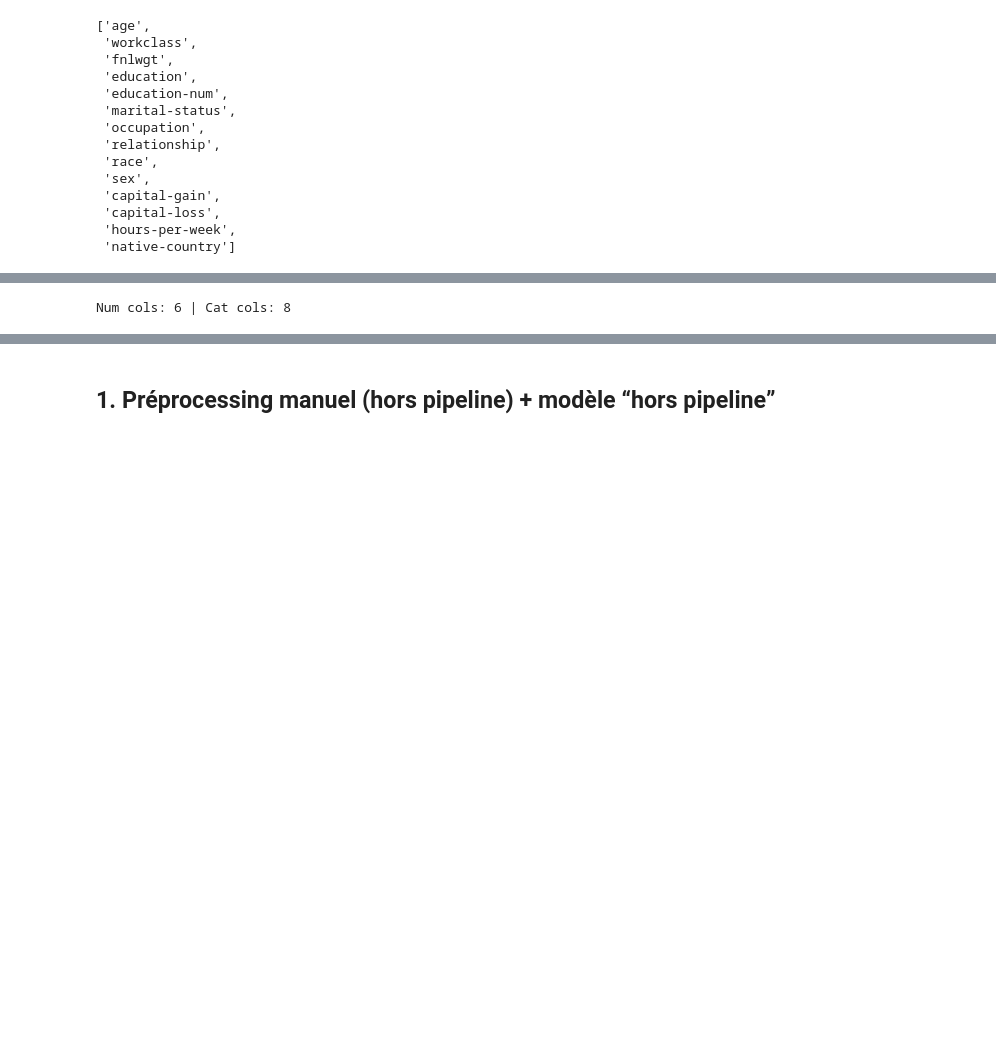
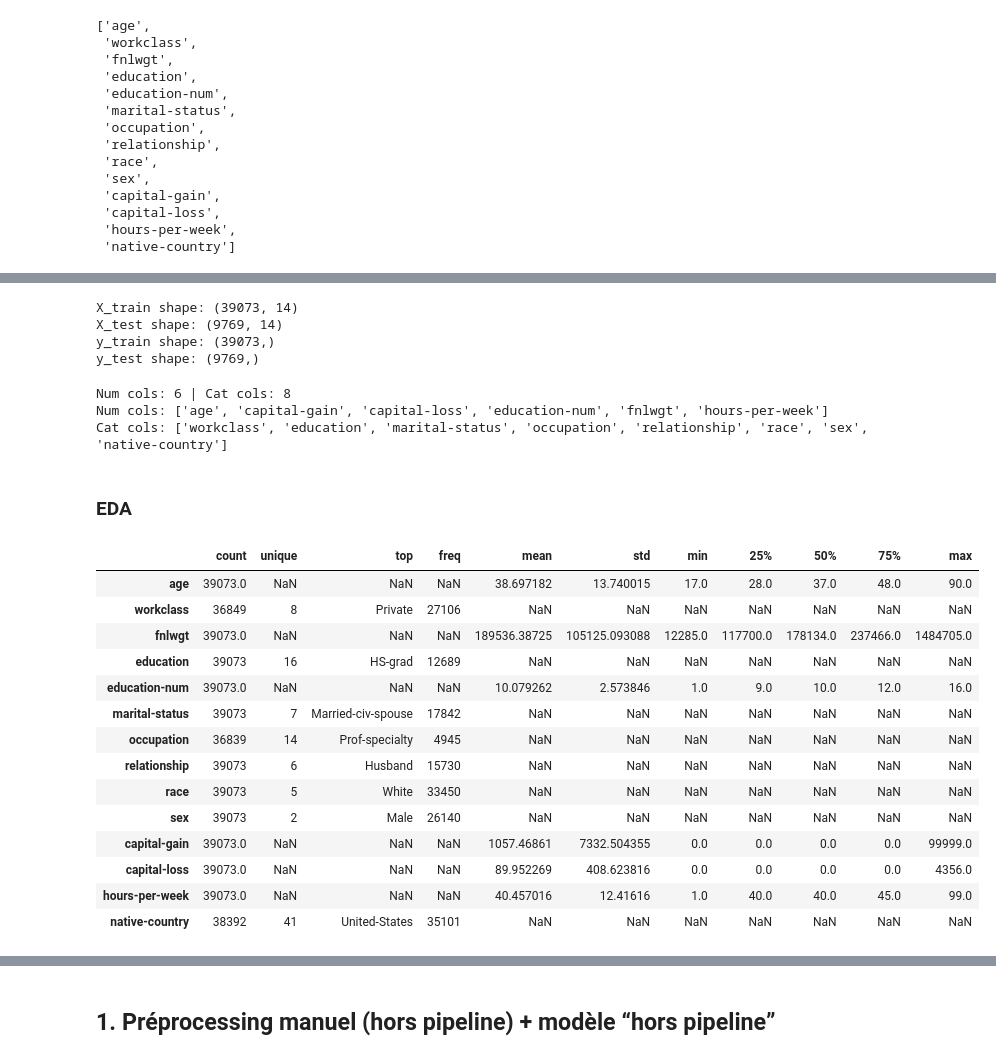
Before and after one commit to jkarsenty/ai-dev-teaching-hub, a Jupyter notebook: Machine-Learning/Part2/Alyra-pipelines-ml.ipynb, the cells around one changed output, grey strips where cells are left out. Cells and saved outputs as stored; diff of their text form; code cells hidden in the pictures; blank space fills up the shorter version.

```diff
--- a/Machine-Learning/Part2/Alyra-pipelines-ml.ipynb
+++ b/Machine-Learning/Part2/Alyra-pipelines-ml.ipynb
@@ -89,11 +121,45 @@ def encode_target(x:str) -> int:
 X_train, X_test, y_train, y_test = train_test_split(
     X, y, test_size=0.2, random_state=42, stratify=y
 )
+
+print(f"X_train shape: {X_train.shape}")
+print(f"X_test shape: {X_test.shape}")
+print(f"y_train shape: {y_train.shape}")
+print(f"y_test shape: {y_test.shape}")
+# %% [output]
+X_train shape: (39073, 14)
+X_test shape: (9769, 14)
+y_train shape: (39073,)
+y_test shape: (9769,)
 # %%
 # 3) Colonnes num / cat
 cat_cols = X.select_dtypes(include=["object", "category", "string"]).columns
 num_cols = X.columns.difference(cat_cols)
 
 print("Num cols:", len(num_cols), "| Cat cols:", len(cat_cols))
+print("Num cols:", num_cols.tolist())
+print("Cat cols:", cat_cols.tolist())
 # %% [output]
 Num cols: 6 | Cat cols: 8
+Num cols: ['age', 'capital-gain', 'capital-loss', 'education-num', 'fnlwgt', 'hours-per-week']
+Cat cols: ['workclass', 'education', 'marital-status', 'occupation', 'relationship', 'race', 'sex', 'native-country']
+# %% [markdown]
+### EDA
+# %%
+X_train.describe(include="all").T
+# %% [output]
+|  | count | unique | top | freq | mean | std | min | 25% | 50% | 75% | max |
+| age | 39073.0 | NaN | NaN | NaN | 38.697182 | 13.740015 | 17.0 | 28.0 | 37.0 | 48.0 | 90.0 |
+| workclass | 36849 | 8 | Private | 27106 | NaN | NaN | NaN | NaN | NaN | NaN | NaN |
+| fnlwgt | 39073.0 | NaN | NaN | NaN | 189536.38725 | 105125.093088 | 12285.0 | 117700.0 | 178134.0 | 237466.0 | 1484705.0 |
+| education | 39073 | 16 | HS-grad | 12689 | NaN | NaN | NaN | NaN | NaN | NaN | NaN |
+| education-num | 39073.0 | NaN | NaN | NaN | 10.079262 | 2.573846 | 1.0 | 9.0 | 10.0 | 12.0 | 16.0 |
+| marital-status | 39073 | 7 | Married-civ-spouse | 17842 | NaN | NaN | NaN | NaN | NaN | NaN | NaN |
+| occupation | 36839 | 14 | Prof-specialty | 4945 | NaN | NaN | NaN | NaN | NaN | NaN | NaN |
+| relationship | 39073 | 6 | Husband | 15730 | NaN | NaN | NaN | NaN | NaN | NaN | NaN |
+| race | 39073 | 5 | White | 33450 | NaN | NaN | NaN | NaN | NaN | NaN | NaN |
+| sex | 39073 | 2 | Male | 26140 | NaN | NaN | NaN | NaN | NaN | NaN | NaN |
+| capital-gain | 39073.0 | NaN | NaN | NaN | 1057.46861 | 7332.504355 | 0.0 | 0.0 | 0.0 | 0.0 | 99999.0 |
+| capital-loss | 39073.0 | NaN | NaN | NaN | 89.952269 | 408.623816 | 0.0 | 0.0 | 0.0 | 0.0 | 4356.0 |
+| hours-per-week | 39073.0 | NaN | NaN | NaN | 40.457016 | 12.41616 | 1.0 | 40.0 | 40.0 | 45.0 | 99.0 |
+| native-country | 38392 | 41 | United-States | 35101 | NaN | NaN | NaN | NaN | NaN | NaN | NaN |
```
Also changed, not shown: parts of 16 cells of this notebook, 4 other files.
